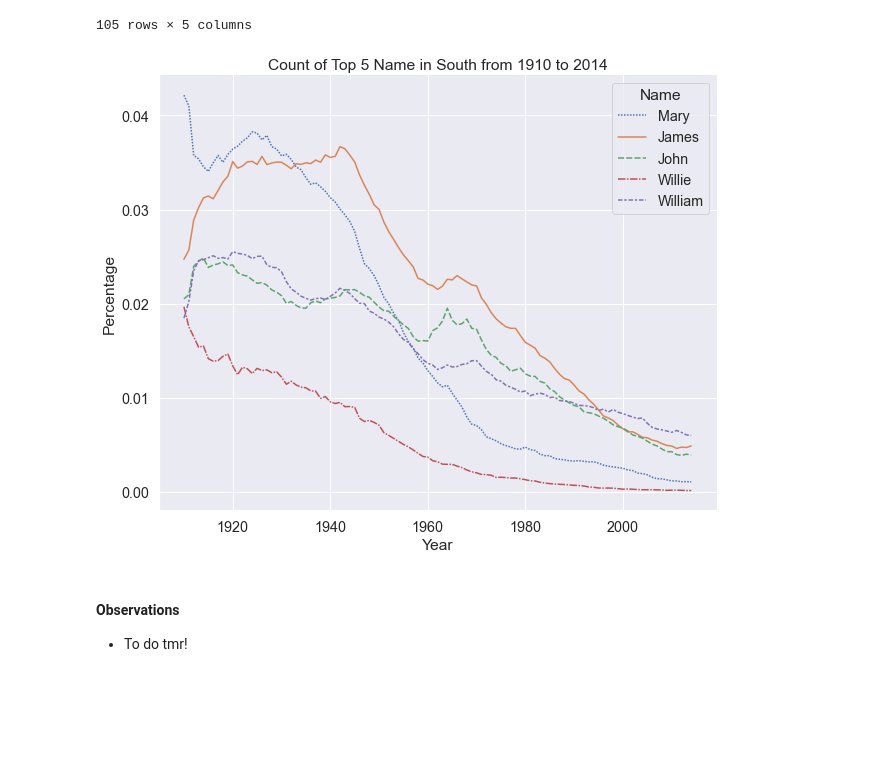
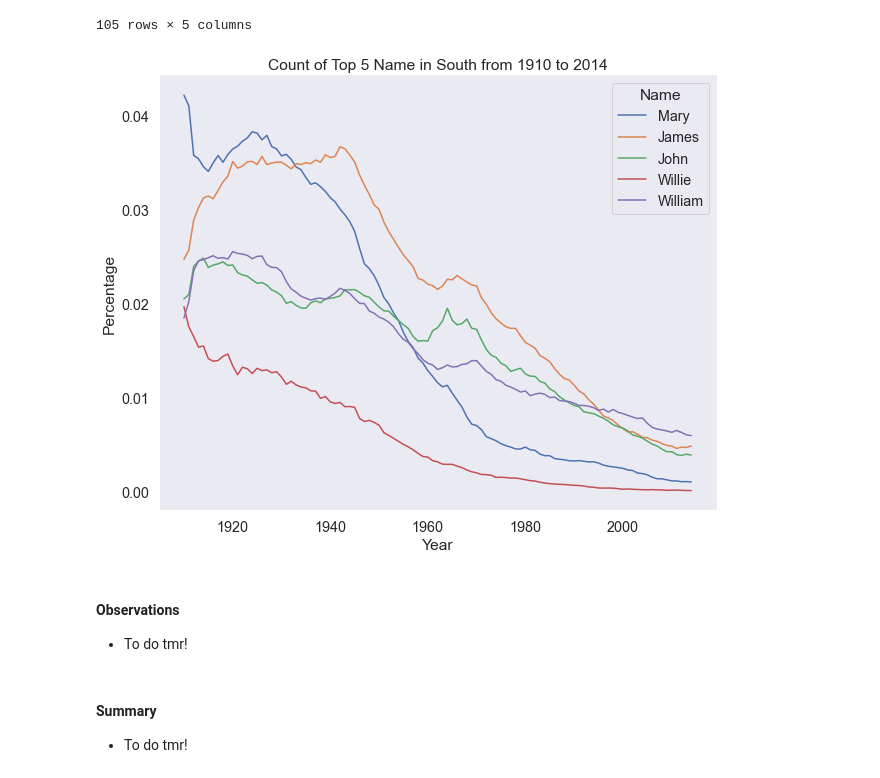
Before and after one commit to data301-2020-winter2/course-project-group_1039, a Jupyter notebook: analysis/Jamie/milestones2_EDA.ipynb, the cells around one changed output. Cells and saved outputs as stored; diff of their text form; code cells hidden in the pictures; blank space fills up the shorter version.

```diff
--- a/analysis/Jamie/milestones2_EDA.ipynb
+++ b/analysis/Jamie/milestones2_EDA.ipynb
@@ -168,8 +168,9 @@ top5_s,low5_s = s_name.tail().reset_index(drop=True).sort_index(ascending=False)
 Now, we can build plots. In this case, for counting the number of occurence for each discrete entry, bar plots is ideal.
 # %%
 # Check similarity between 2 regions
-sns.set_theme(context="paper", style="darkgrid",  font_scale=1.2, )
+sns.set_theme(context="paper", style="ticks",  font_scale=1.2, )
 
+# Need to add value on top of each bar
 
 fig, ax = plt.subplots(nrows=1, ncols=2, figsize=(12,7))
 # North graph
@@ -244,7 +253,7 @@ top5_male_s
 # %% [markdown]
 Now, we can plot. In this case, we will will bar plot to indicate counts and FacetGrid as way to categorize plot based on region and gender
 # %%
-sns.set_theme(style="darkgrid", font_scale=1.4)
+sns.set_theme(style="ticks", font_scale=1.4)
 fig,ax= plt.subplots(2,2, figsize=(12,10), sharex=True)
 
 data_list = [[top5_male_n,top5_female_n],[top5_male_s,top5_female_s]]
@@ -252,6 +261,7 @@ def draw_gender_plot(axes, data_list, result_axes=None):
     if result_axes is None:
         result_axes = list()
     for i in range(2):
+#         sns.set_palette("Dark2" if i % 2==0 else "Blues")
         for j in range(2):
             data = data_list[i][j]
             ax_ij = sns.barplot(x="Count",
@@ -267,6 +277,6 @@ def draw_gender_plot(axes, data_list, result_axes=None):
 
 ax = draw_gender_plot(ax, data_list)
 sns.despine()
-fig.tight_layout(pad=2.5)
+fig.tight_layout(pad=2.7)
 plt.show()
 # %% [output]
@@ -317,10 +328,11 @@ n_year
 105 rows × 5 columns
 # %%
 # Setting themes
-sns.set_theme(style="darkgrid", font_scale=1.3, )
+sns.set_theme(style="dark", font_scale=1.3, )
 plt.figure(figsize=(10,8))
 n_plot = sns.lineplot(data=n_year,
                       hue_order=top5_1910_n,
+                      dashes=False
                      )
 n_plot.set(ylabel="Percentage",
            title="Count of Top 5 Name in North from 1910 to 2014",
@@ -367,19 +382,24 @@ s_year
 105 rows × 5 columns
 # %%
 # Setting themes
-sns.set_theme(style="darkgrid", font_scale=1.3, )
+sns.set_theme(style="dark", font_scale=1.3)
 plt.figure(figsize=(10,8))
 s_plot = sns.lineplot(data=s_year,
                       hue_order=top5_1910_s,
+                      dashes=False
                      )
 s_plot.set(ylabel="Percentage",
            title="Count of Top 5 Name in South from 1910 to 2014",
            )
 sns.despine()
 plt.show()
 # %% [output]
-[figure, old version]
+[figure, new version]
 # %% [markdown]
 #### Observations
 
 - To do tmr!
+# %% [markdown]
+#### Summary
+
+- To do tmr!
```
Also changed, not shown: parts of 9 cells of this notebook.
